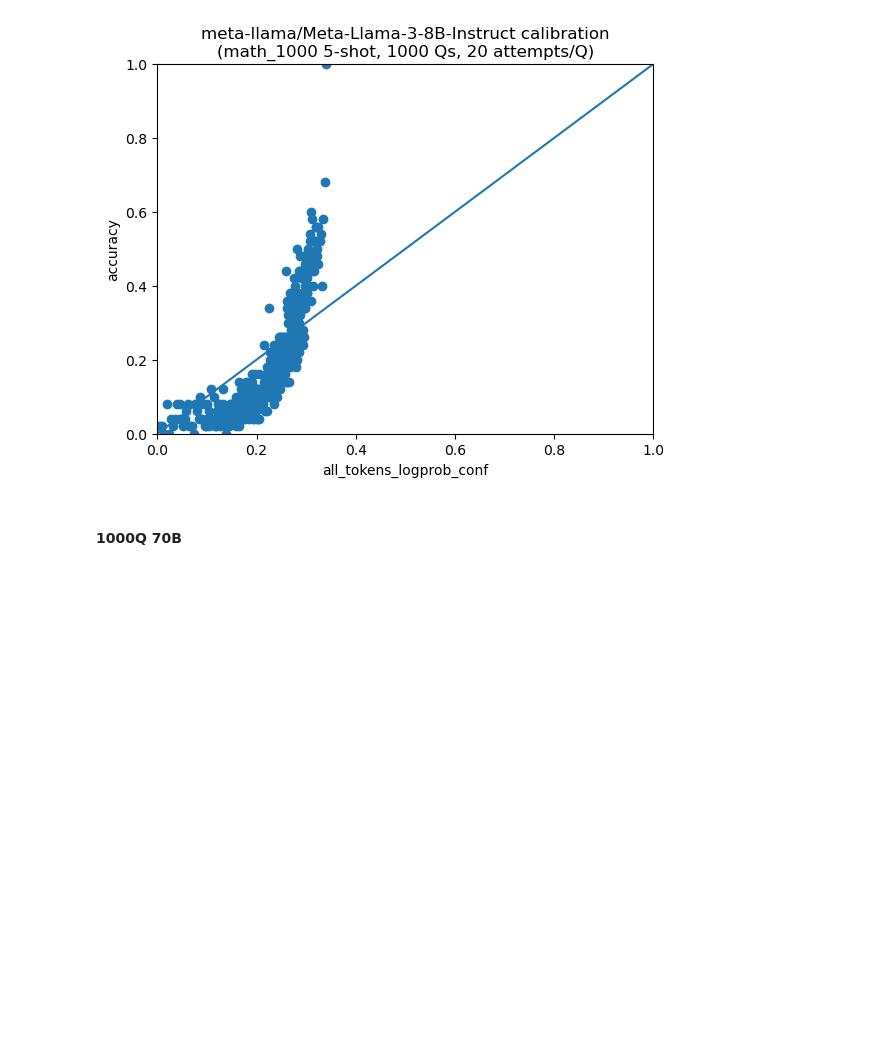
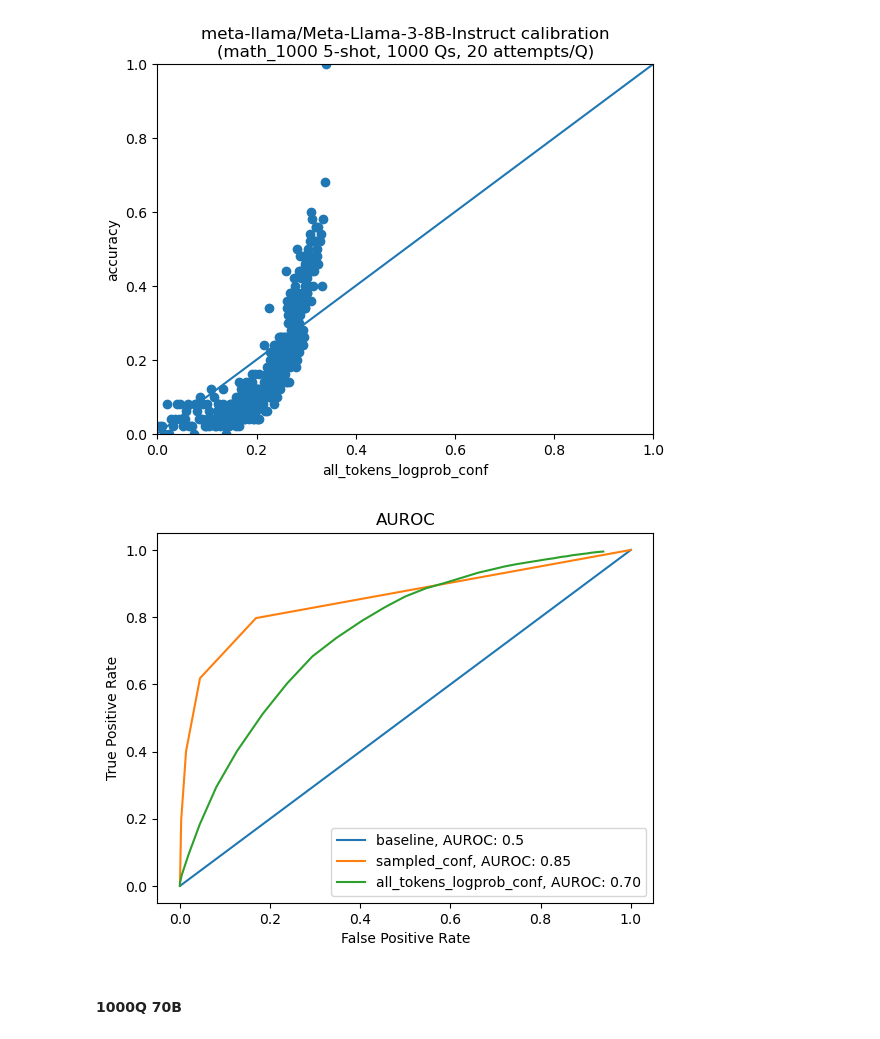
Before and after one commit to jamesyc23/alamere, a Jupyter notebook: confidence_research.ipynb, the cells around one changed output. Cells and saved outputs as stored; diff of their text form; code cells hidden in the pictures; blank space fills up the shorter version.

```diff
--- a/confidence_research.ipynb
+++ b/confidence_research.ipynb
@@ -60,7 +49,7 @@ You should consider upgrading via the '/Applications/Xcode.app/Contents/Develope
 # %%
 gsm8k_df = gsm8k_helpers.get_test_df()
 # %%
-math_df = math_helpers.get_math_df(data_path="./MATH", split="test")
+math_df = pd.read_parquet('./data/math_test.pq')
 # %% [markdown]
 ## GSM8K
 # %%
@@ -213,6 +234,10 @@ Binned r2 (qa_pairs_per_bin=100): 0.6811750251312408
 [figure]
 Binned r2 (qa_pairs_per_bin=50): 0.5145134849688329
 [figure]
+# %%
+display_auroc(math_1000_llama3_8b, confidence_estimators=["sampled_conf", "all_tokens_logprob_conf"])
+# %% [output]
+[figure, added]
 # %% [markdown]
 #### 1000Q 70B
 # %%
```
Also changed, not shown: parts of 9 cells of this notebook, 1 other file.
